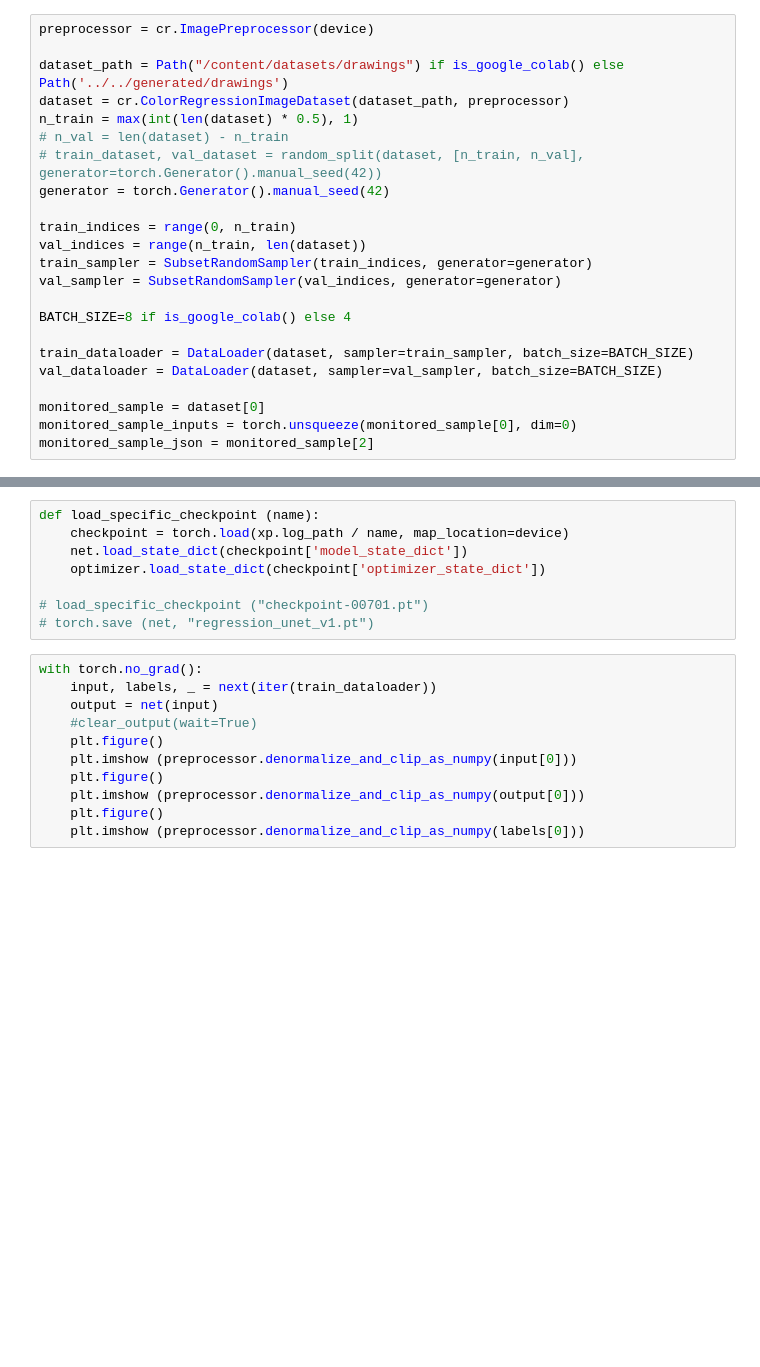
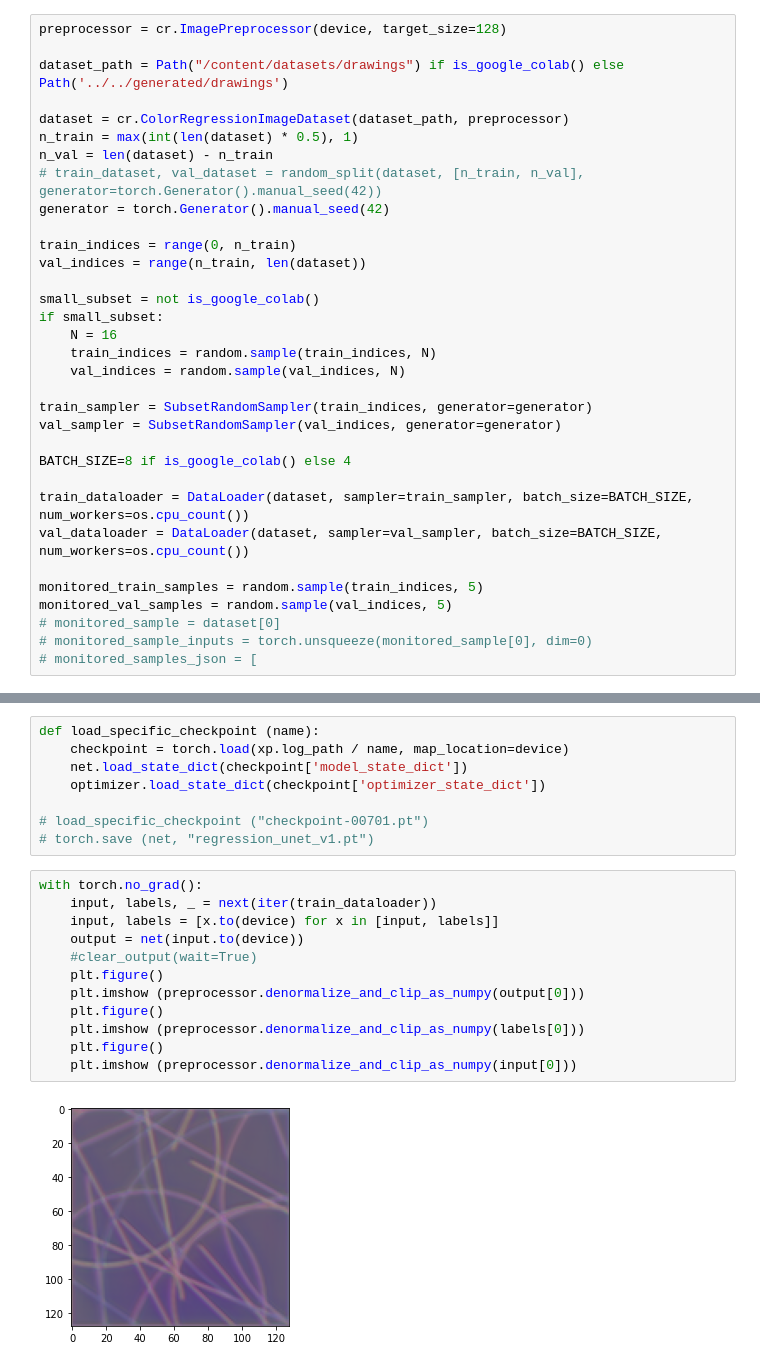
Before and after one commit to DaltonLens/DaltonLens-Research, a Jupyter notebook: charts/pytorch/train_color_regression.ipynb, the cells around one changed output, grey strips where cells are left out. Cells and saved outputs as stored; diff of their text form; blank space fills up the shorter version.

Commit message:
Add data augmentation and the ability to schedule multiple experiments.

```diff
--- a/charts/pytorch/train_color_regression.ipynb
+++ b/charts/pytorch/train_color_regression.ipynb
@@ -48,25 +50,35 @@ display(f"Use CUDA: {use_cuda}")
 # %% [output]
 'Use CUDA: True'
 # %%
-preprocessor = cr.ImagePreprocessor(device)
+preprocessor = cr.ImagePreprocessor(device, target_size=128)
 
 dataset_path = Path("/content/datasets/drawings") if is_google_colab() else Path('../../generated/drawings')
+
 dataset = cr.ColorRegressionImageDataset(dataset_path, preprocessor)
 n_train = max(int(len(dataset) * 0.5), 1)
-# n_val = len(dataset) - n_train
+n_val = len(dataset) - n_train
 # train_dataset, val_dataset = random_split(dataset, [n_train, n_val], generator=torch.Generator().manual_seed(42))
 generator = torch.Generator().manual_seed(42)
 
 train_indices = range(0, n_train)
 val_indices = range(n_train, len(dataset))
+
+small_subset = not is_google_colab()
+if small_subset:
+    N = 16
+    train_indices = random.sample(train_indices, N)
+    val_indices = random.sample(val_indices, N)
+
 train_sampler = SubsetRandomSampler(train_indices, generator=generator)
 val_sampler = SubsetRandomSampler(val_indices, generator=generator)
 
 BATCH_SIZE=8 if is_google_colab() else 4
 
-train_dataloader = DataLoader(dataset, sampler=train_sampler, batch_size=BATCH_SIZE)
-val_dataloader = DataLoader(dataset, sampler=val_sampler, batch_size=BATCH_SIZE)
+train_dataloader = DataLoader(dataset, sampler=train_sampler, batch_size=BATCH_SIZE, num_workers=os.cpu_count())
+val_dataloader = DataLoader(dataset, sampler=val_sampler, batch_size=BATCH_SIZE, num_workers=os.cpu_count())
 
-monitored_sample = dataset[0]
-monitored_sample_inputs = torch.unsqueeze(monitored_sample[0], dim=0)
-monitored_sample_json = monitored_sample[2]
+monitored_train_samples = random.sample(train_indices, 5)
+monitored_val_samples = random.sample(val_indices, 5)
+# monitored_sample = dataset[0]
+# monitored_sample_inputs = torch.unsqueeze(monitored_sample[0], dim=0)
+# monitored_samples_json = [
@@ -185,11 +311,14 @@ def load_specific_checkpoint (name):
 # %%
 with torch.no_grad():
     input, labels, _ = next(iter(train_dataloader))
-    output = net(input)
+    input, labels = [x.to(device) for x in [input, labels]]
+    output = net(input.to(device))
     #clear_output(wait=True)
-    plt.figure()
-    plt.imshow (preprocessor.denormalize_and_clip_as_numpy(input[0]))
     plt.figure()
     plt.imshow (preprocessor.denormalize_and_clip_as_numpy(output[0]))
     plt.figure()
     plt.imshow (preprocessor.denormalize_and_clip_as_numpy(labels[0]))
+    plt.figure()
+    plt.imshow (preprocessor.denormalize_and_clip_as_numpy(input[0]))
+# %% [output]
+[figure, added]
```
Also changed, not shown: parts of 5 cells of this notebook, 3 other files.
